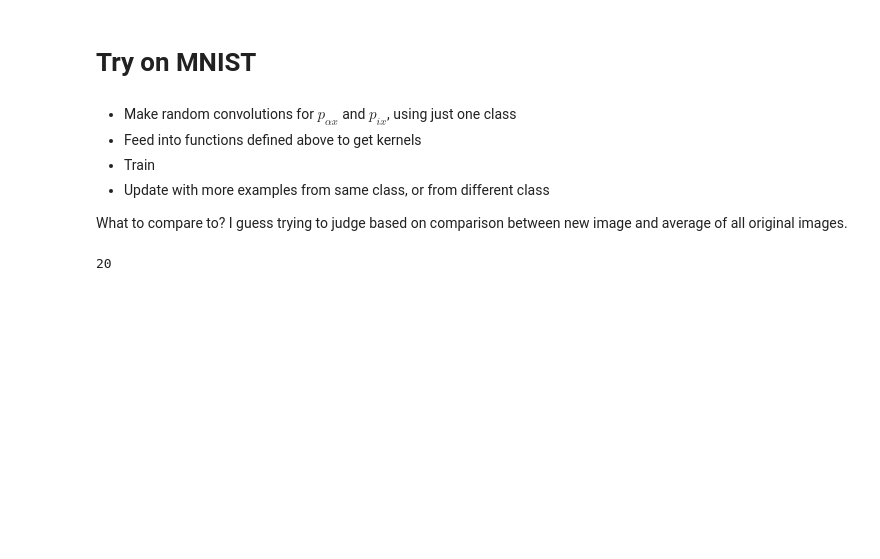
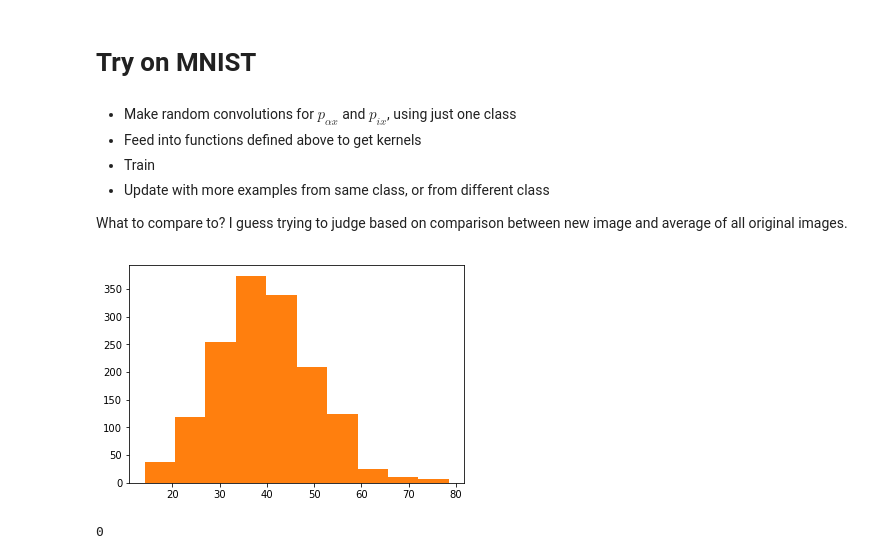
Before and after one commit to Ninjaneer32/immune-svm, a Jupyter notebook: scripts/Testing.ipynb, the cells around one changed output. Saved outputs shown, nothing was run; the diff lists cells and outputs as text; code cells hidden in the pictures; blank space fills up the shorter version.

```diff
--- a/scripts/Testing.ipynb
+++ b/scripts/Testing.ipynb
@@ -445,52 +420,9 @@ for k in range(params['Num_tcell']):
-# %%
-vx = np.ones(params['Num_sites'])
-
-#Make overlaps and train
-phi_reg_reg, phi_cell_reg, rvals = MakeOverlaps(pix,palphax,vx)
-Tcell, Treg = TrainNetwork(phi_reg_reg,phi_cell_reg,rvals)
-plt.hist(Treg,bins=100)
-plt.gca().set_title('Treg abundances')
-plt.gca().set_yscale('log')
-plt.show()
-plt.hist(Tcell,bins=100)
-plt.gca().set_title('T cell abundances')
-plt.gca().set_yscale('log')
-plt.show()
-
-#Randomly vary all the v_x values between 0 and max_v, keeping pathogens at 0:
-thresh = 1e-3
-#vx = params['max_v']+np.random.randn(params['Num_sites'])*0.1
-vx = params['max_v']*np.random.rand(params['Num_sites'])
-vx[:Num_path] = 0
-phi_reg_reg, phi_cell_reg, rvals = MakeOverlaps(pix,palphax,vx)
-out = (phi_cell_reg.T/rvals).T.dot(Treg)
-plt.hist(1-out,bins=100)
-plt.gca().set_title('All T cell growth rates')
-plt.gca().set_yscale('log')
-plt.show()
-
-out = out[Tcell>thresh]
-plt.hist(1-out,bins=100)
-plt.gca().set_title('Surviving T cell growth rates')
-plt.gca().set_yscale('log')
-plt.show()
-
-print('-----------INFECTION------------')
-#Randomly vary all the v_x values between 0 and max_v, including pathogens:
-thresh = 1e-3
-#vx = params['max_v']+np.random.randn(params['Num_sites'])*0.1
-vx = params['max_v']*np.random.rand(params['Num_sites'])
-phi_reg_reg, phi_cell_reg, rvals = MakeOverlaps(pix,palphax,vx)
-out = (phi_cell_reg.T/rvals).T.dot(Treg)
-plt.hist(1-out,bins=100)
-plt.gca().set_title('All T cell growth rates')
-plt.gca().set_yscale('log')
-plt.show()
-
-out = out[Tcell>thresh]
-plt.hist(1-out,bins=100)
-plt.gca().set_title('Surviving T cell growth rates')
-plt.gca().set_yscale('log')
-plt.show()
-# %% [output]
-20
+# %%
+plt.hist(train.mean(axis=1).mean(axis=1))
+plt.show()
+# %% [output]
+[figure, added]
+# %%
+X_train[0].min()
+# %% [output]
+0
```
Also changed, not shown: parts of 13 cells of this notebook.
